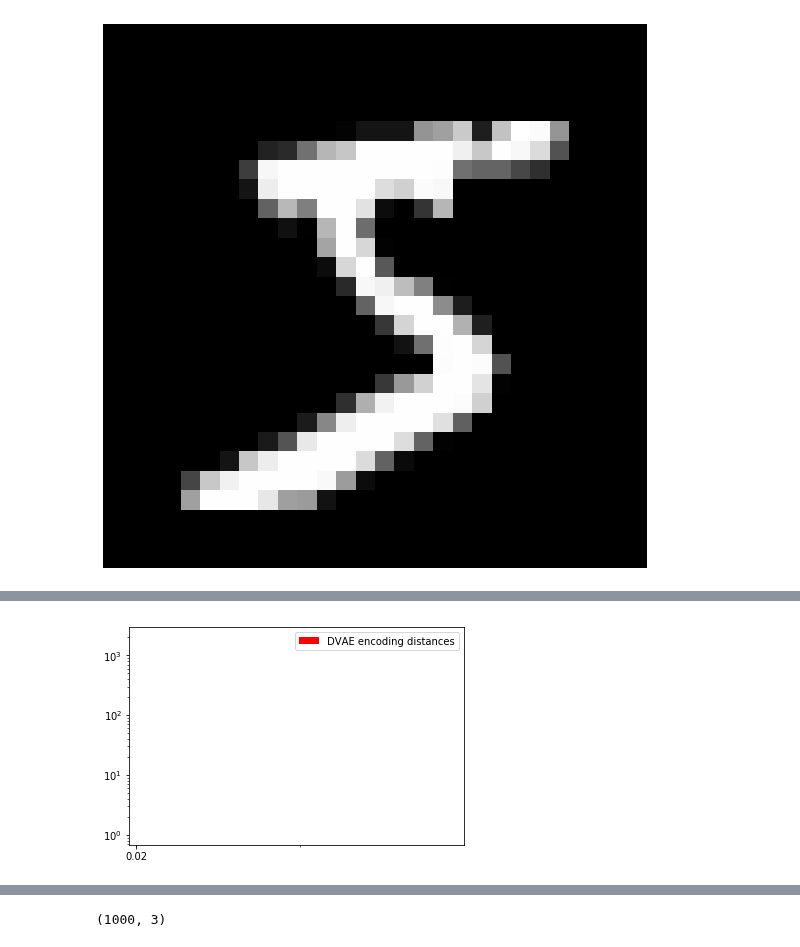
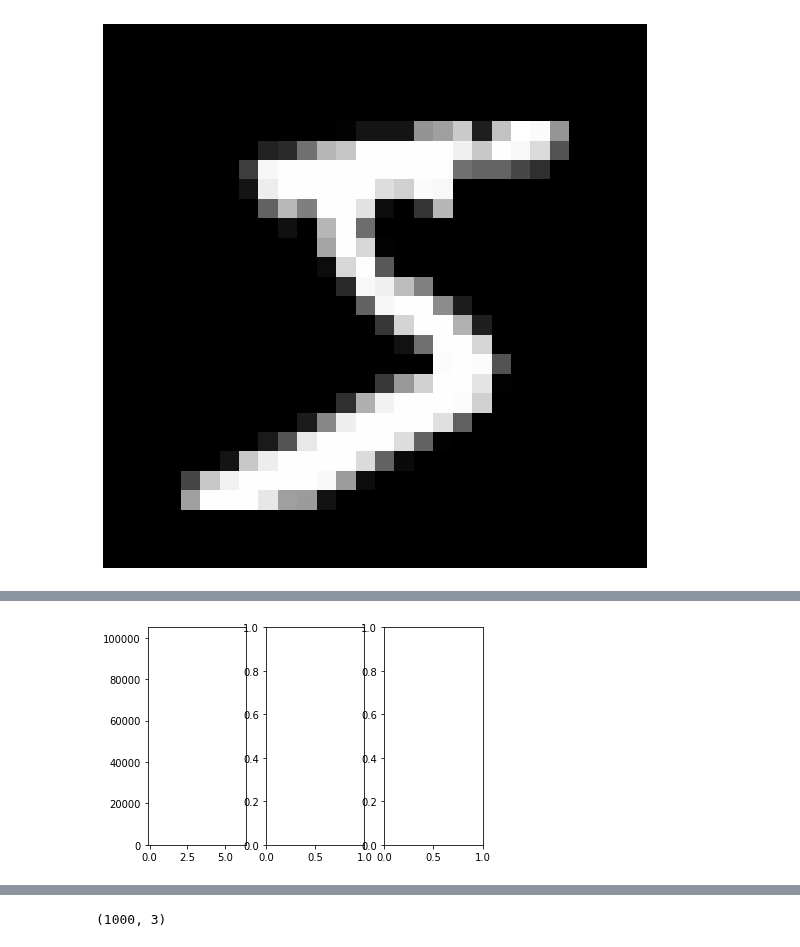
Before and after one commit to dpaiton/DeepSparseCoding, a Jupyter notebook: vis_iso_contours.ipynb, the cells around one changed output, grey strips where cells are left out. Saved outputs shown, nothing was run; the diff lists cells and outputs as text; code cells hidden in the pictures.

```diff
--- a/vis_iso_contours.ipynb
+++ b/vis_iso_contours.ipynb
@@ -104,14 +111,14 @@ INFO:tensorflow:Restoring parameters from /home/dpaiton/Work/Projects/dvae_mnist
 # %%
-dist = lambda x,y: np.sum(np.square(y-x))
+l2_dist = lambda x,y: np.sqrt(np.sum(np.square(x-y)))
 
-img_distances = [dist(image_set[img_id, ...], image_set[0, ...]) for img_id in range(1, image_set.shape[0])]
+img_distances = [l2_dist(image_set[img_id, ...], image_set[0, ...]) for img_id in range(1, image_set.shape[0])]
 
-lca_enc_distances = [dist(lca_activations[img_id, ...], lca_activations[0, ...])
+lca_enc_distances = [l2_dist(lca_activations[img_id, ...], lca_activations[0, ...])
   for img_id in range(1, lca_activations.shape[0])]
-lca_rec_distances = [dist(lca_recons[img_id, ...], lca_recons[0, ...])
+lca_rec_distances = [l2_dist(lca_recons[img_id, ...], lca_recons[0, ...])
   for img_id in range(1, lca_recons.shape[0])]
 
-dvae_enc_distances = [dist(dvae_activations[img_id, ...], dvae_activations[0, ...])
-  for img_id in range(1, dvae_activations.shape[0])]
-dvae_rec_distances = [dist(dvae_recons[img_id, ...], dvae_recons[0, ...])
-  for img_id in range(1, dvae_recons.shape[0])]
+vae_enc_distances = [l2_dist(vae_activations[img_id, ...], vae_activations[0, ...])
+  for img_id in range(1, vae_activations.shape[0])]
+vae_rec_distances = [l2_dist(vae_recons[img_id, ...], vae_recons[0, ...])
+  for img_id in range(1, vae_recons.shape[0])]
@@ -118,40 +130,50 @@ dvae_rec_distances = [dist(dvae_recons[img_id, ...], dvae_recons[0, ...])
 # %%
-total_distances = img_distances+lca_enc_distances+lca_rec_distances+dvae_enc_distances+dvae_rec_distances
+#total_distances = img_distances+lca_enc_distances+lca_rec_distances+vae_enc_distances+vae_rec_distances
+total_distances = img_distances+lca_rec_distances+vae_rec_distances
 
-num_bins = 20
+num_bins = 50
 min_dist = np.min(total_distances)
 max_dist = np.max(total_distances)
 bins = np.linspace(min_dist, max_dist, num_bins)
 
+fig, ax = plt.subplots(1,3)
 
 img_hist, bin_edges = np.histogram(img_distances, bins=bins)
-
-lca_enc_hist = np.histogram(lca_enc_distances, bins=bins)[0]
-lca_rec_hist = np.histogram(lca_rec_distances, bins=bins)[0]
-
-dvae_enc_hist = np.histogram(dvae_enc_distances, bins=bins)[0]
-dvae_rec_hist = np.histogram(dvae_rec_distances, bins=bins)[0]
-
 bin_left, bin_right = bin_edges[:-1], bin_edges[1:]
 bin_centers = bin_left + (bin_right - bin_left)/2
+ax[0].bar(bin_centers, img_hist, color='b', width=0.01, label="image distances")
+#ax[0].set_aspect("equal")
+#ax[0].set_xticks(bin_left, minor=True)
+#ax[0].set_xticks(bin_left[::2], minor=False)
+#ax[0].xaxis.set_major_formatter(FormatStrFormatter("%0.2f"))
+##ax[0].set_yscale("log", nonposy='clip')
 
-fig, ax = plt.subplots(1)
+#lca_enc_hist = np.histogram(lca_enc_distances, bins=bins)[0]
+#lca_rec_hist = np.histogram(lca_rec_distances, bins=bins)[0]
+#bin_left, bin_right = bin_edges[:-1], bin_edges[1:]
+#bin_centers = bin_left + (bin_right - bin_left)/2
+##ax.bar(bin_left, lca_enc_hist, color='k', width=0.01, label="LCA encoding distances")
+#ax[1].bar(bin_left, lca_rec_hist, color='k', width=0.01, label="LCA recon distances")
+#ax[1].set_aspect("equal")
+#ax[1].set_xticks(bin_left, minor=True)
+#ax[1].set_xticks(bin_left[::2], minor=False)
+#ax[1].xaxis.set_major_formatter(FormatStrFormatter("%0.2f"))
+##ax[1].set_yscale("log", nonposy='clip')
+#
+#vae_enc_hist = np.histogram(vae_enc_distances, bins=bins)[0]
+#vae_rec_hist = np.histogram(vae_rec_distances, bins=bins)[0]
+#bin_left, bin_right = bin_edges[:-1], bin_edges[1:]
+#bin_centers = bin_left + (bin_right - bin_left)/2
+##ax.bar(bin_right, vae_enc_hist, color='r', width=0.01, label="VAE encoding distances")
+#ax[2].bar(bin_right, vae_rec_hist, color='r', width=0.01, label="VAE recon distances")
+#ax[2].set_aspect("equal")
+#ax[2].set_xticks(bin_left, minor=True)
+#ax[2].set_xticks(bin_left[::2], minor=False)
+#ax[2].xaxis.set_major_formatter(FormatStrFormatter("%0.2f"))
+##ax[2].set_yscale("log", nonposy='clip')
 
-#ax.bar(bin_centers, img_hist, color='b', width=0.01, label="image distances")
+#ax[2].legend()
 
-#ax.bar(bin_left, lca_enc_hist, color='k', width=0.01, label="LCA encoding distances")
-#ax.bar(bin_left, lca_rec_hist, color='k', width=0.01, label="LCA recon distances")
-
-ax.bar(bin_right, dvae_enc_hist, color='r', width=0.01, label="DVAE encoding distances")
-#ax.bar(bin_right, dvae_rec_hist, color='r', width=0.01, label="DVAE recon distances")
-
-ax.set_yscale("log", nonposy='clip')
-
-ax.set_xticks(bin_left, minor=True)
-ax.set_xticks(bin_left[::2], minor=False)
-ax.set_xlim(0.0, 1.0)
-ax.xaxis.set_major_formatter(FormatStrFormatter("%0.2f"))
-ax.legend()
 plt.show()
 # %% [output]
-[figure, old version]
+[figure, new version]
```
Also changed, not shown: parts of 6 cells of this notebook, 6 other files.
